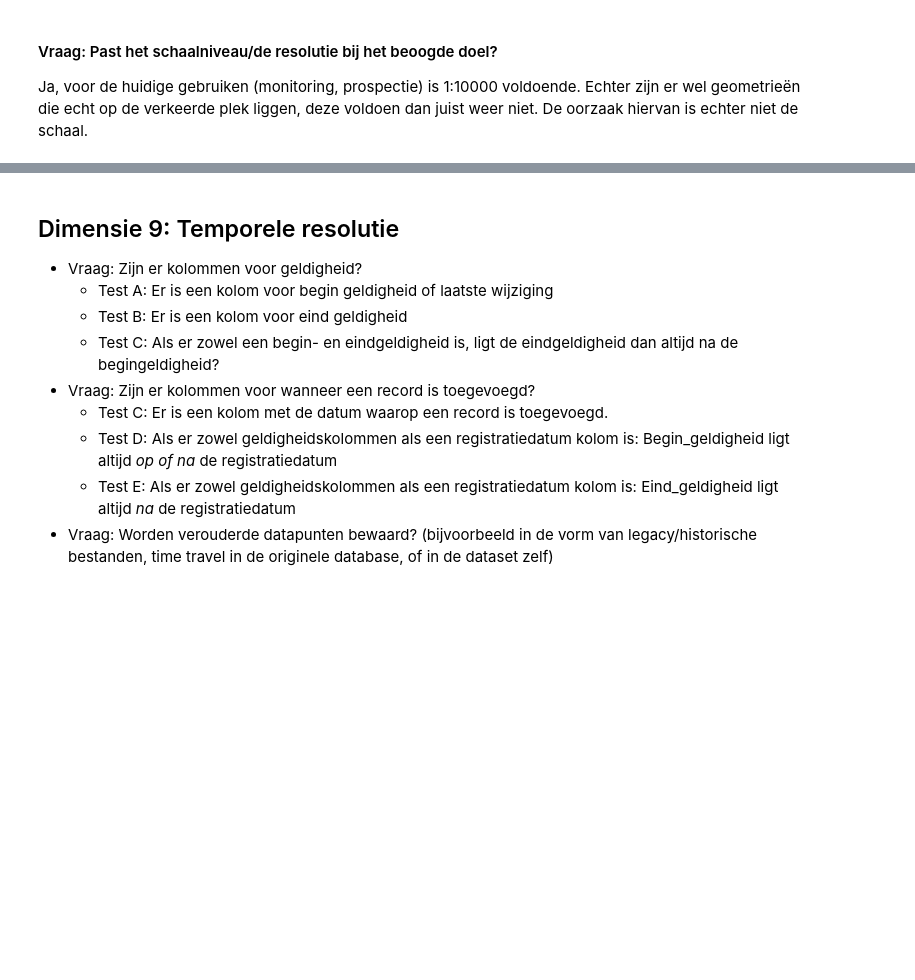
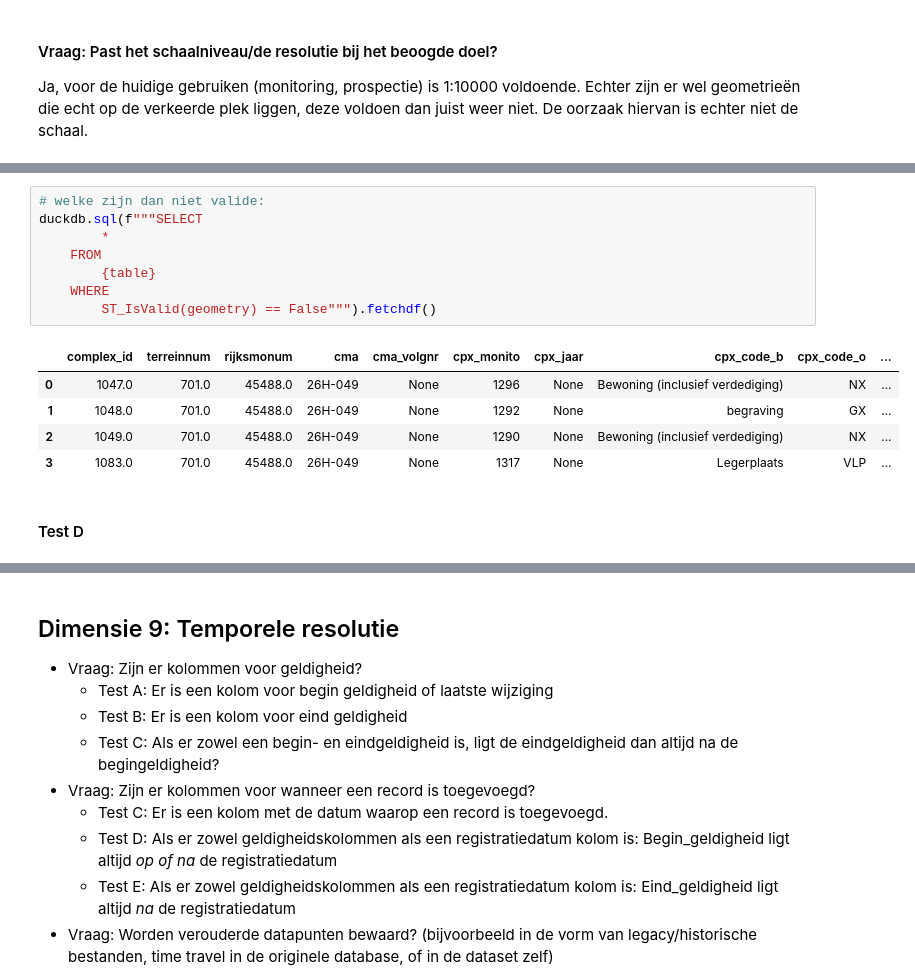
Before and after one commit to ThyavdBerg/RCE_DNANL_B-DK_use_cases, a Jupyter notebook: archeologische_complexen_datakwaliteit.ipynb, the cells around one changed output, grey strips where cells are left out. Drawn from its saved outputs; the diff is of its cells as text; blank space fills up the shorter version.

Commit message:
Dimensie 8 af voor zover mogelijk op basis van archeologische complexen

```diff
--- a/archeologische_complexen_datakwaliteit.ipynb
+++ b/archeologische_complexen_datakwaliteit.ipynb
@@ -1929,0 +1996,16 @@ bytearray(b"\x01\xeb\x03\x00\x00\x01\x00\x00\x00\r\x00\x00\x00\x96\xd4\th\xe6\xf
+# %%
+# welke zijn dan niet valide:
+duckdb.sql(f"""SELECT
+        *
+    FROM
+        {table}
+    WHERE
+        ST_IsValid(geometry) == False""").fetchdf()
+# %% [output]
+|  | complex_id | terreinnum | rijksmonum | cma | cma_volgnr | cpx_monito | cpx_jaar | cpx_code_b | cpx_code_o | ... |
+| 0 | 1047.0 | 701.0 | 45488.0 | 26H-049 | None | 1296 | None | Bewoning (inclusief verdediging) | NX | ... |
+| 1 | 1048.0 | 701.0 | 45488.0 | 26H-049 | None | 1292 | None | begraving | GX | ... |
+| 2 | 1049.0 | 701.0 | 45488.0 | 26H-049 | None | 1290 | None | Bewoning (inclusief verdediging) | NX | ... |
+| 3 | 1083.0 | 701.0 | 45488.0 | 26H-049 | None | 1317 | None | Legerplaats | VLP | ... |
+# %% [markdown]
+#### Test D
```
Also changed, not shown: parts of 16 cells of this notebook.
